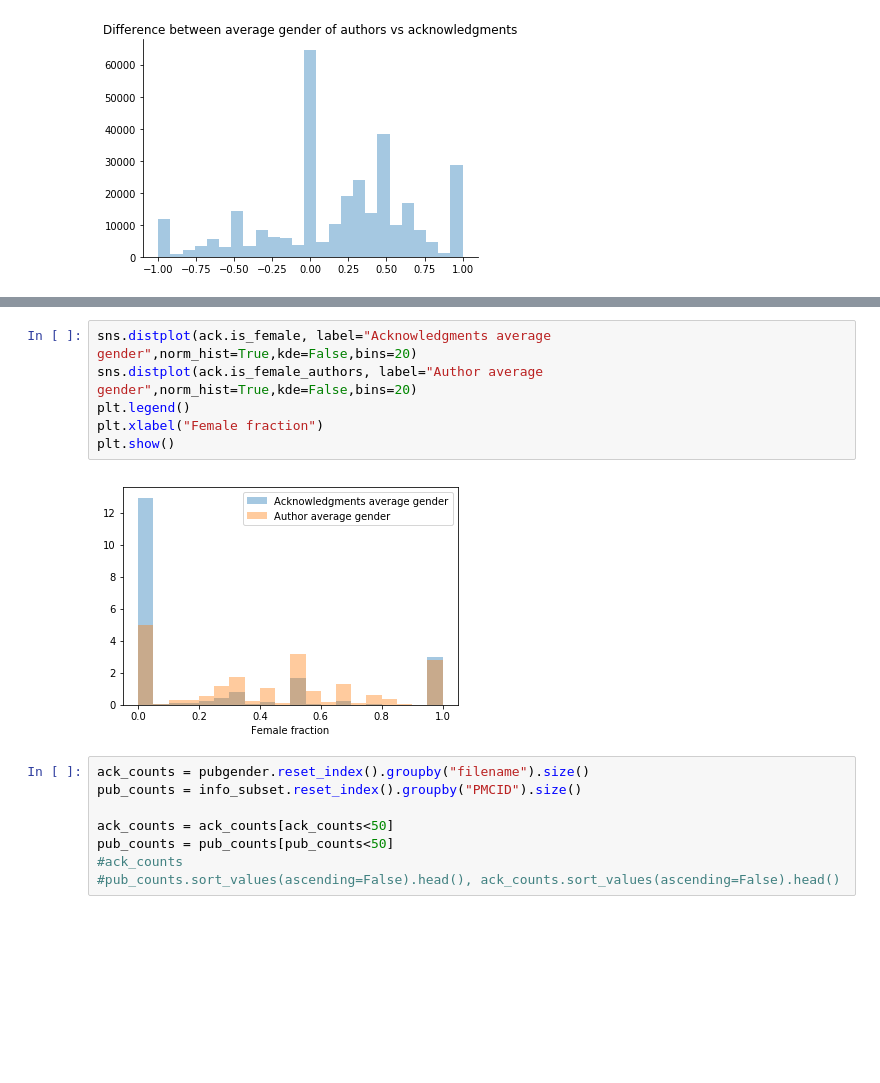
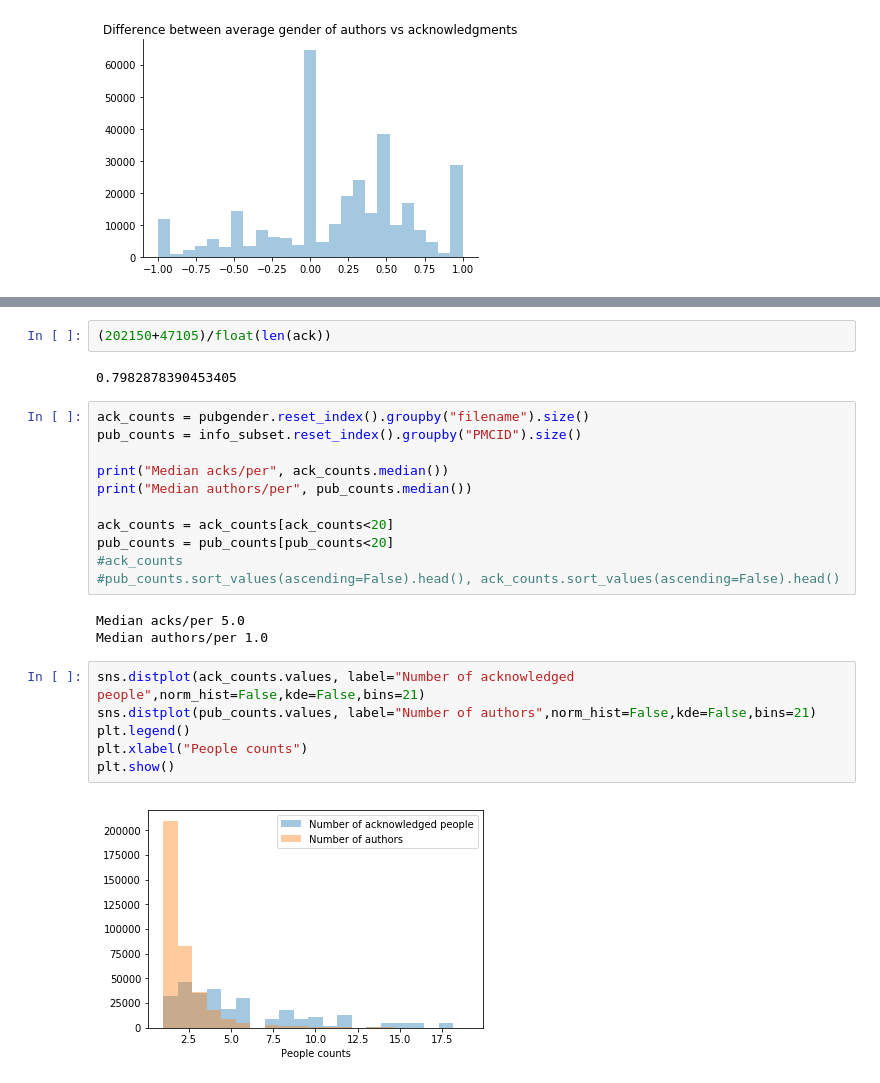
Before and after one commit to NCBI-Hackathons/Hidden-Figures, a Jupyter notebook: gender_analysis/Gender_counts.ipynb, the cells around one changed output, grey strips where cells are left out. Cells and saved outputs as stored; diff of their text form; blank space fills up the shorter version.

Commit message:
Add figure for gendered counts

```diff
--- a/gender_analysis/Gender_counts.ipynb
+++ b/gender_analysis/Gender_counts.ipynb
@@ -233,16 +260,26 @@ Text(0.5,1,'Difference between average gender of authors vs acknowledgments')
+# %%
+(202150+47105)/float(len(ack))
+# %% [output]
+0.7982878390453405
+# %%
+ack_counts = pubgender.reset_index().groupby("filename").size()
+pub_counts = info_subset.reset_index().groupby("PMCID").size()
+
+print("Median acks/per", ack_counts.median())
+print("Median authors/per", pub_counts.median())
+
+ack_counts = ack_counts[ack_counts<20]
+pub_counts = pub_counts[pub_counts<20]
+#ack_counts
+#pub_counts.sort_values(ascending=False).head(), ack_counts.sort_values(ascending=False).head()
+# %% [output]
+Median acks/per 5.0
+Median authors/per 1.0
 # %%
-sns.distplot(ack.is_female, label="Acknowledgments average gender",norm_hist=True,kde=False,bins=20)
-sns.distplot(ack.is_female_authors, label="Author average gender",norm_hist=True,kde=False,bins=20)
+sns.distplot(ack_counts.values, label="Number of acknowledged people",norm_hist=False,kde=False,bins=21)
+sns.distplot(pub_counts.values, label="Number of authors",norm_hist=False,kde=False,bins=21)
 plt.legend()
-plt.xlabel("Female fraction")
+plt.xlabel("People counts")
 plt.show()
 # %% [output]
-[figure, old version]
+[figure, new version]
-# %%
-ack_counts = pubgender.reset_index().groupby("filename").size()
-pub_counts = info_subset.reset_index().groupby("PMCID").size()
-
-ack_counts = ack_counts[ack_counts<50]
-pub_counts = pub_counts[pub_counts<50]
-#ack_counts
-#pub_counts.sort_values(ascending=False).head(), ack_counts.sort_values(ascending=False).head()
```
Also changed, not shown: parts of 5 cells of this notebook.
